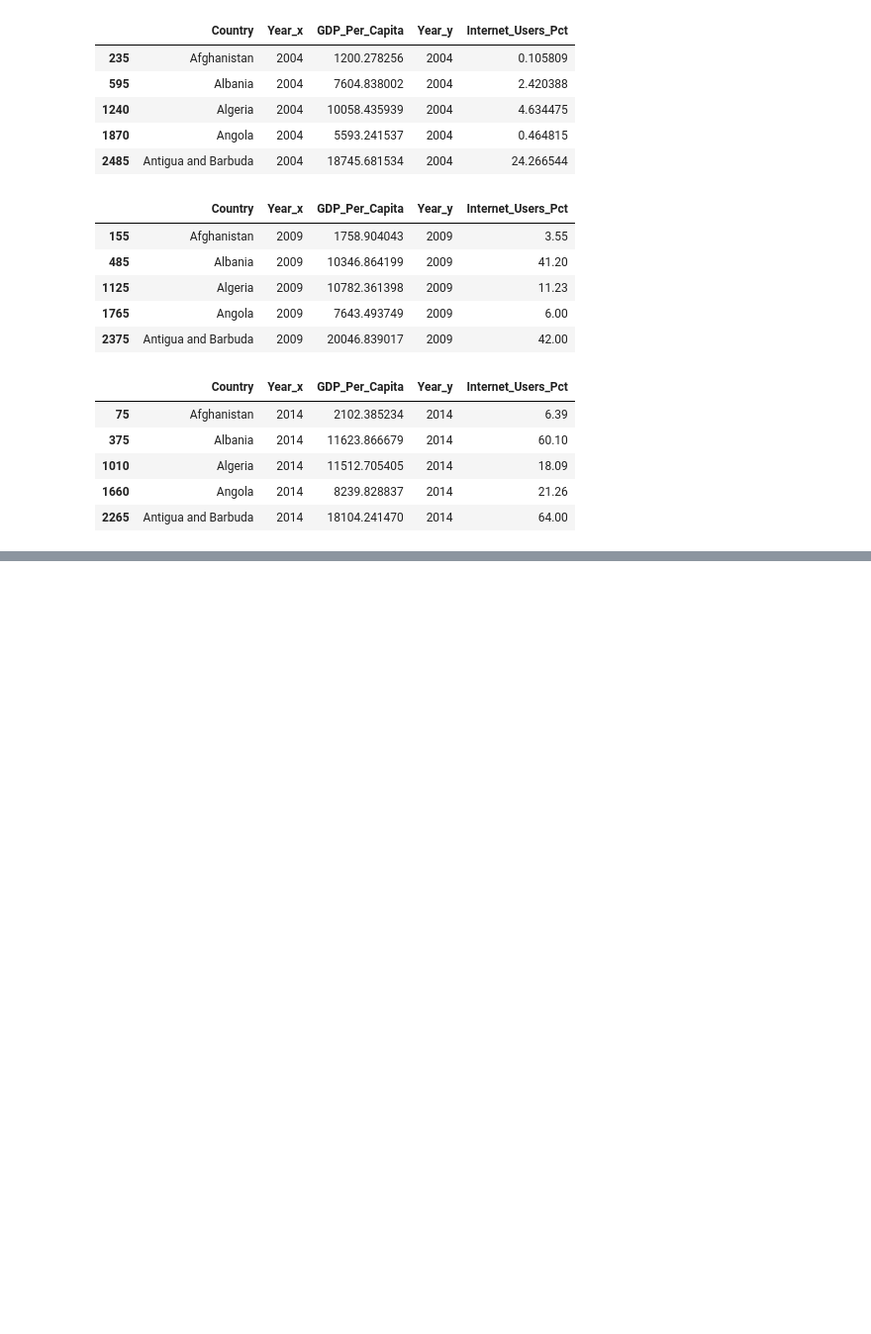
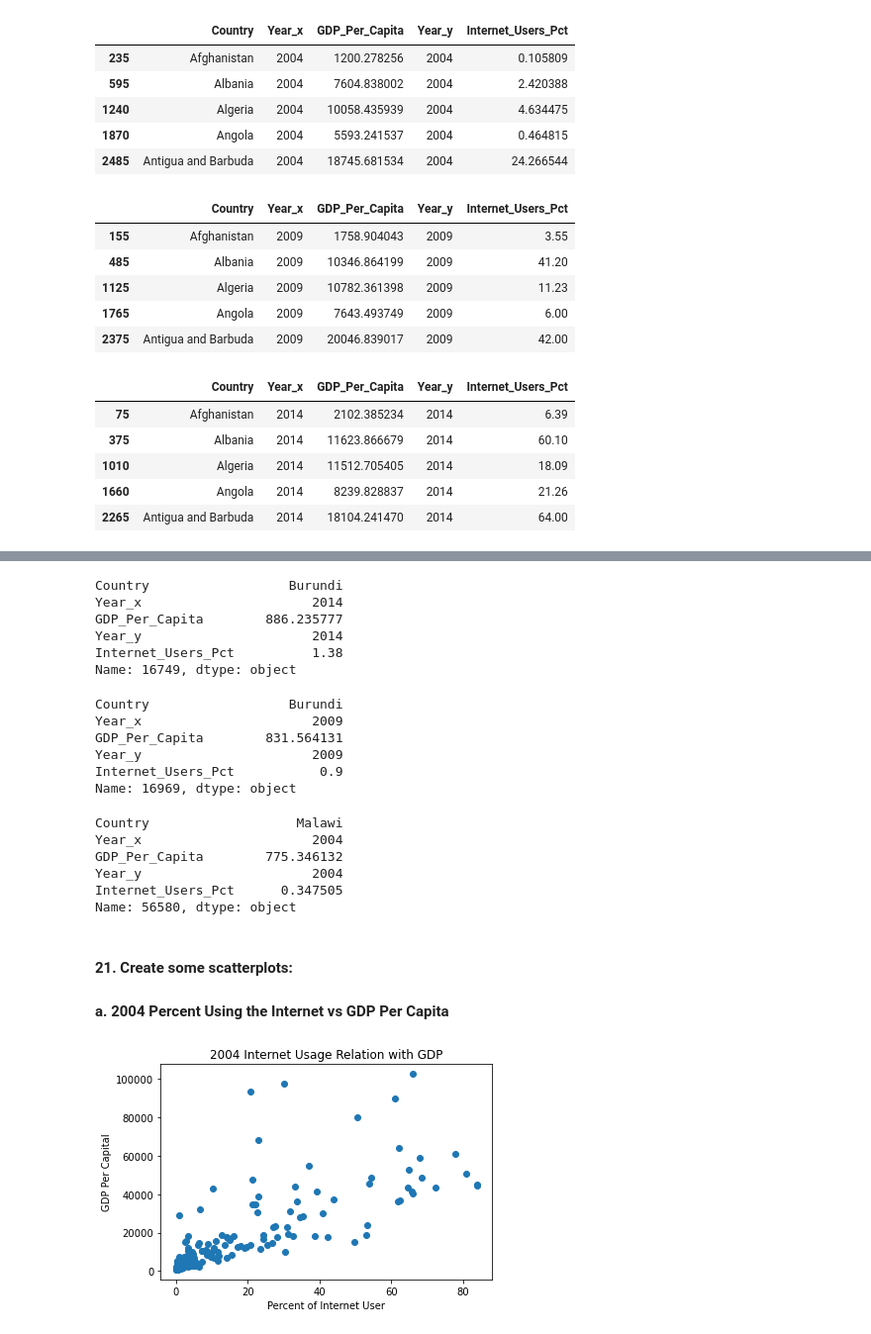
Before and after one commit to NSS-Full-Time-Data-Analytics-7/gdp-and-internet-usage-berhanneway, a Jupyter notebook: notebooks/UN Data Project.ipynb, the cells around one changed output, grey strips where cells are left out. Shown at 99% size. Cells and saved outputs as stored; diff of their text form; code cells hidden in the pictures; blank space fills up the shorter version.

```diff
--- a/notebooks/UN Data Project.ipynb
+++ b/notebooks/UN Data Project.ipynb
@@ -260,0 +326,37 @@ Name: Timor-Leste, dtype: float64
+# %%
+gdp_and_internet_use_2014.loc[gdp_and_internet_use_2014['GDP_Per_Capita'].idxmin()]
+# %% [output]
+Country                  Burundi
+Year_x                      2014
+GDP_Per_Capita        886.235777
+Year_y                      2014
+Internet_Users_Pct          1.38
+Name: 16749, dtype: object
+# %%
+gdp_and_internet_use_2009.loc[gdp_and_internet_use_2009['GDP_Per_Capita'].idxmin()]
+# %% [output]
+Country                  Burundi
+Year_x                      2009
+GDP_Per_Capita        831.564131
+Year_y                      2009
+Internet_Users_Pct           0.9
+Name: 16969, dtype: object
+# %%
+gdp_and_internet_use_2004.loc[gdp_and_internet_use_2004['GDP_Per_Capita'].idxmin()]
+# %% [output]
+Country                   Malawi
+Year_x                      2004
+GDP_Per_Capita        775.346132
+Year_y                      2004
+Internet_Users_Pct      0.347505
+Name: 56580, dtype: object
+# %% [markdown]
+#### 21.	Create some scatterplots:
+   #### a.  2004 Percent Using the Internet vs GDP Per Capita
+# %%
+plt.scatter(x = 'Internet_Users_Pct', y = 'GDP_Per_Capita', data = gdp_and_internet_use_2004)
+plt.xlabel('Percent of Internet User')
+plt.ylabel('GDP Per Capital')
+plt.title('2004 Internet Usage Relation with GDP');
+# %% [output]
+[figure, added]
```
Also changed, not shown: parts of 54 cells of this notebook.
